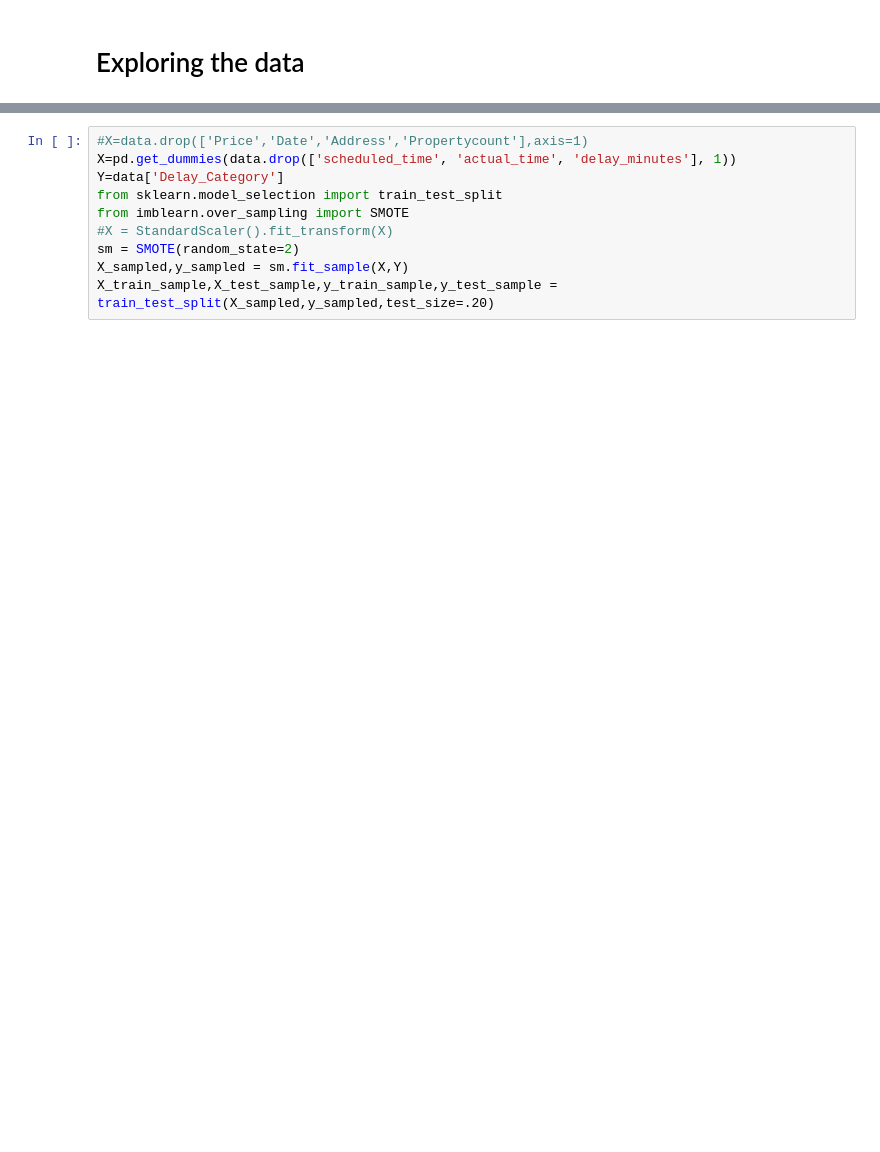
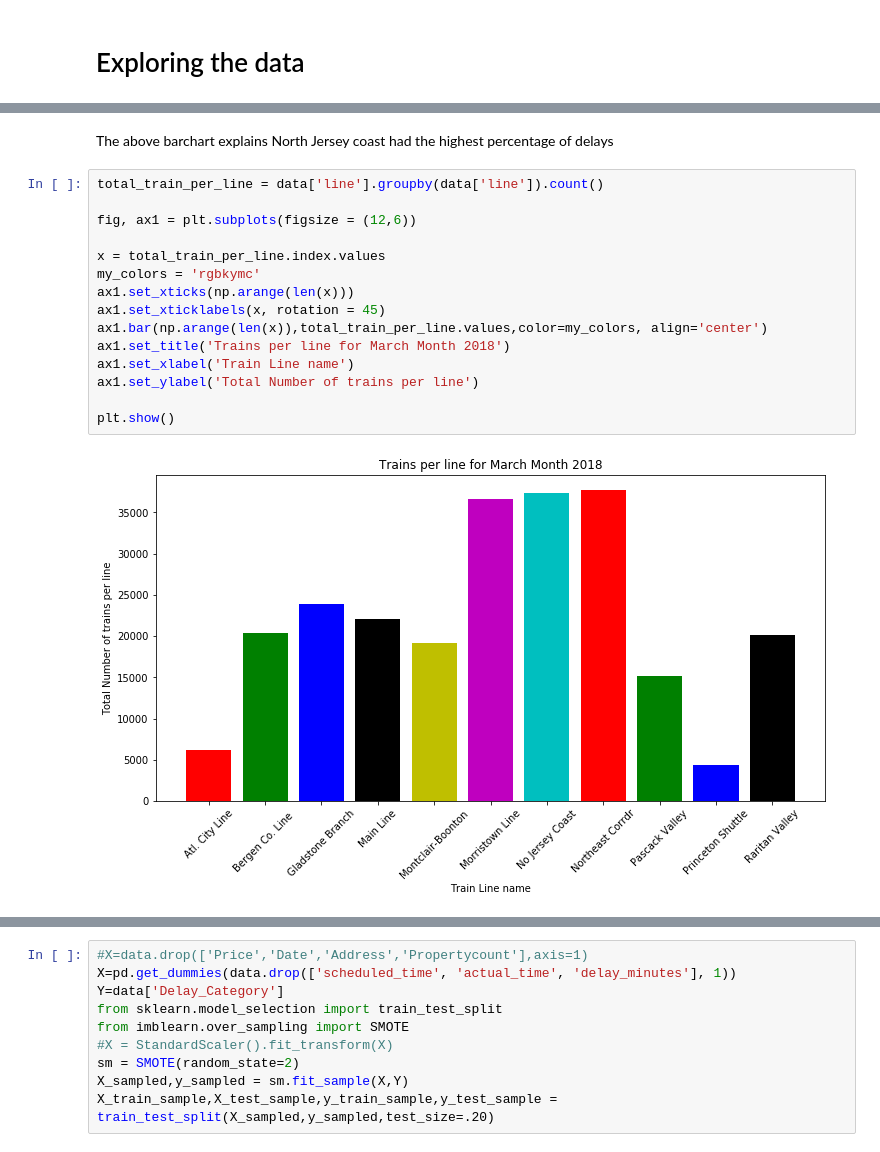
Before and after one commit to ankushkhaj/Data-science, a Jupyter notebook: 3.7.1_Capstone.ipynb, the cells around one changed output, grey strips where cells are left out. Saved outputs shown, nothing was run; the diff lists cells and outputs as text; blank space fills up the shorter version.

```diff
--- a/3.7.1_Capstone.ipynb
+++ b/3.7.1_Capstone.ipynb
@@ -64,0 +192,19 @@ data['Delay_Category']=np.where(data['delay_minutes']>0,1,0)
+# %% [markdown]
+The above barchart explains North Jersey coast had the highest percentage of delays
+# %%
+total_train_per_line = data['line'].groupby(data['line']).count()
+
+fig, ax1 = plt.subplots(figsize = (12,6))
+
+x = total_train_per_line.index.values
+my_colors = 'rgbkymc'
+ax1.set_xticks(np.arange(len(x)))
+ax1.set_xticklabels(x, rotation = 45)
+ax1.bar(np.arange(len(x)),total_train_per_line.values,color=my_colors, align='center')
+ax1.set_title('Trains per line for March Month 2018')
+ax1.set_xlabel('Train Line name')
+ax1.set_ylabel('Total Number of trains per line')
+
+plt.show()
+# %% [output]
+[figure, added]
```
Also changed, not shown: parts of 199 cells of this notebook.
